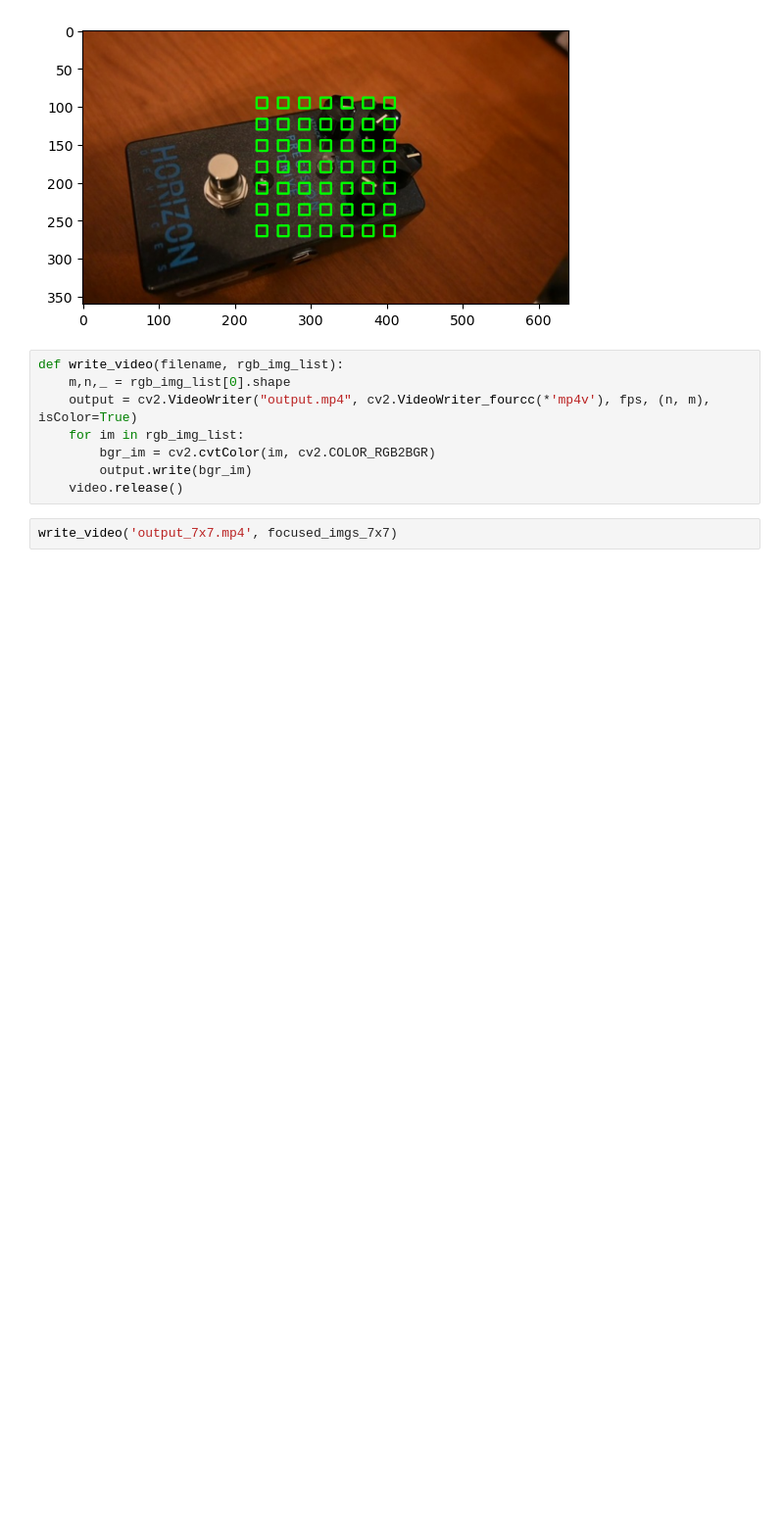
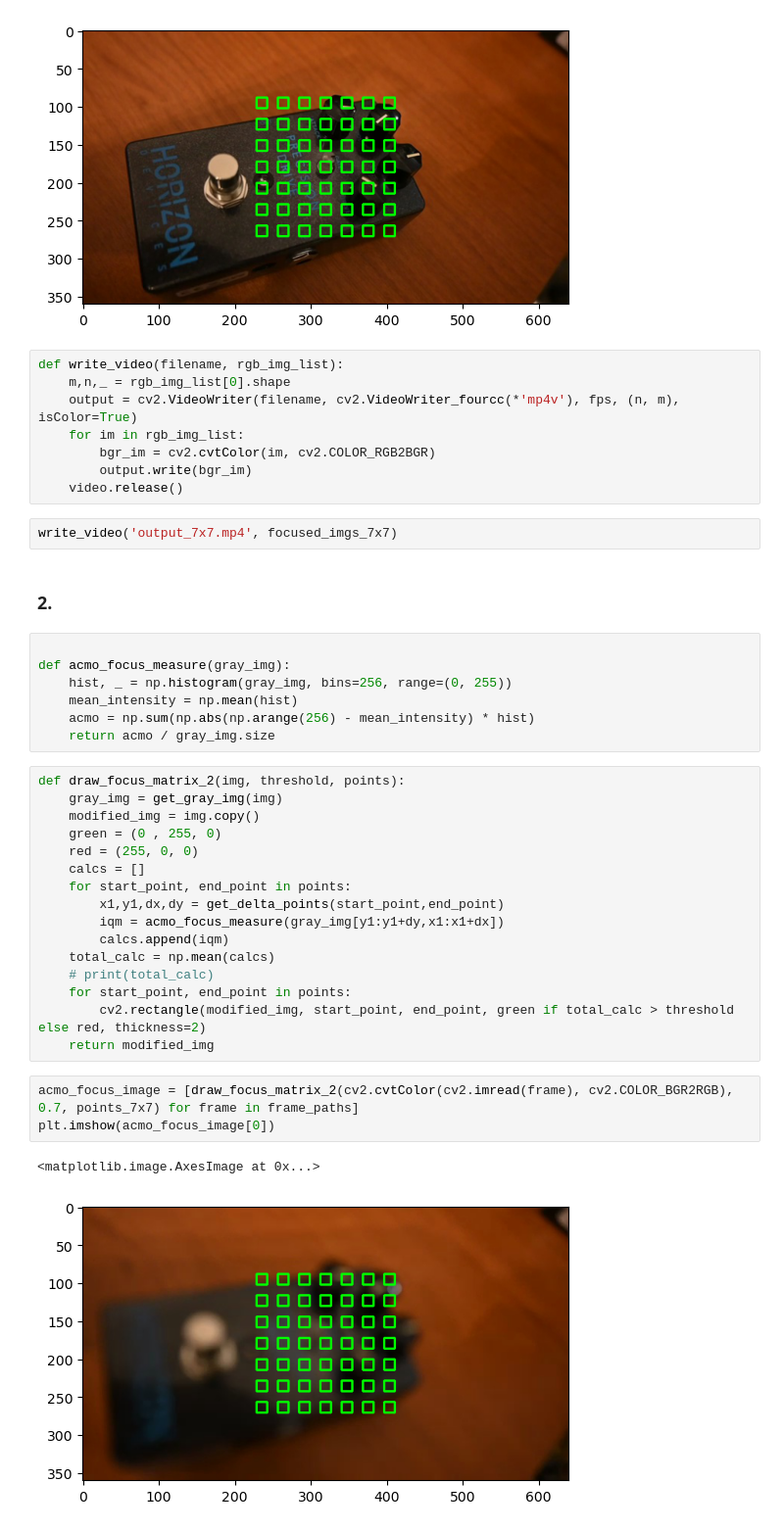
Before and after one commit to gx-ceia-tps/vision-computadora-1-tps, a Jupyter notebook: tp2/tp2.ipynb, the cells around one changed output. Shown at 98% size. Cells and saved outputs as stored; diff of their text form; blank space fills up the shorter version.

```diff
--- a/tp2/tp2.ipynb
+++ b/tp2/tp2.ipynb
@@ -274,10 +274,41 @@ plt.imshow(focused_imgs_7x7[100])
 # %%
 def write_video(filename, rgb_img_list):
     m,n,_ = rgb_img_list[0].shape
-    output = cv2.VideoWriter("output.mp4", cv2.VideoWriter_fourcc(*'mp4v'), fps, (n, m), isColor=True)
+    output = cv2.VideoWriter(filename, cv2.VideoWriter_fourcc(*'mp4v'), fps, (n, m), isColor=True)
     for im in rgb_img_list:
         bgr_im = cv2.cvtColor(im, cv2.COLOR_RGB2BGR)
         output.write(bgr_im)
     video.release()
 # %%
 write_video('output_7x7.mp4', focused_imgs_7x7)
+# %% [markdown]
+### 2.
+# %%
+
+def acmo_focus_measure(gray_img):
+    hist, _ = np.histogram(gray_img, bins=256, range=(0, 255))
+    mean_intensity = np.mean(hist)
+    acmo = np.sum(np.abs(np.arange(256) - mean_intensity) * hist)
+    return acmo / gray_img.size
+# %%
+def draw_focus_matrix_2(img, threshold, points):
+    gray_img = get_gray_img(img)
+    modified_img = img.copy()
+    green = (0 , 255, 0)
+    red = (255, 0, 0)
+    calcs = []
+    for start_point, end_point in points:
+        x1,y1,dx,dy = get_delta_points(start_point,end_point)
+        iqm = acmo_focus_measure(gray_img[y1:y1+dy,x1:x1+dx])
+        calcs.append(iqm)
+    total_calc = np.mean(calcs)
+    # print(total_calc)
+    for start_point, end_point in points:
+        cv2.rectangle(modified_img, start_point, end_point, green if total_calc > threshold else red, thickness=2)
+    return modified_img
+# %%
+acmo_focus_image = [draw_focus_matrix_2(cv2.cvtColor(cv2.imread(frame), cv2.COLOR_BGR2RGB), 0.7, points_7x7) for frame in frame_paths]
+plt.imshow(acmo_focus_image[0])
+# %% [output]
+<matplotlib.image.AxesImage at 0x...>
+[figure, added]
```
Also changed, not shown: parts of 6 cells of this notebook, 3 other files.
